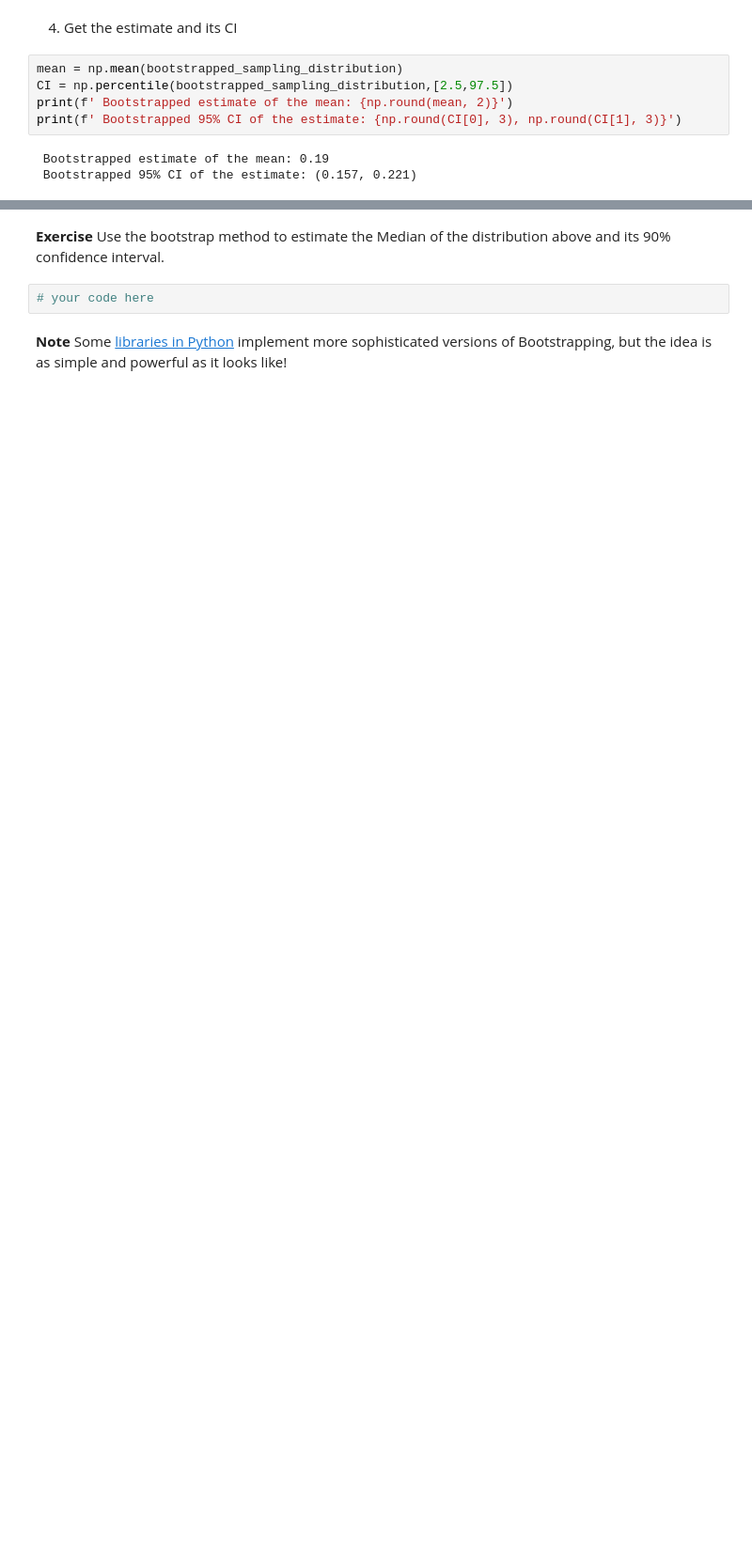
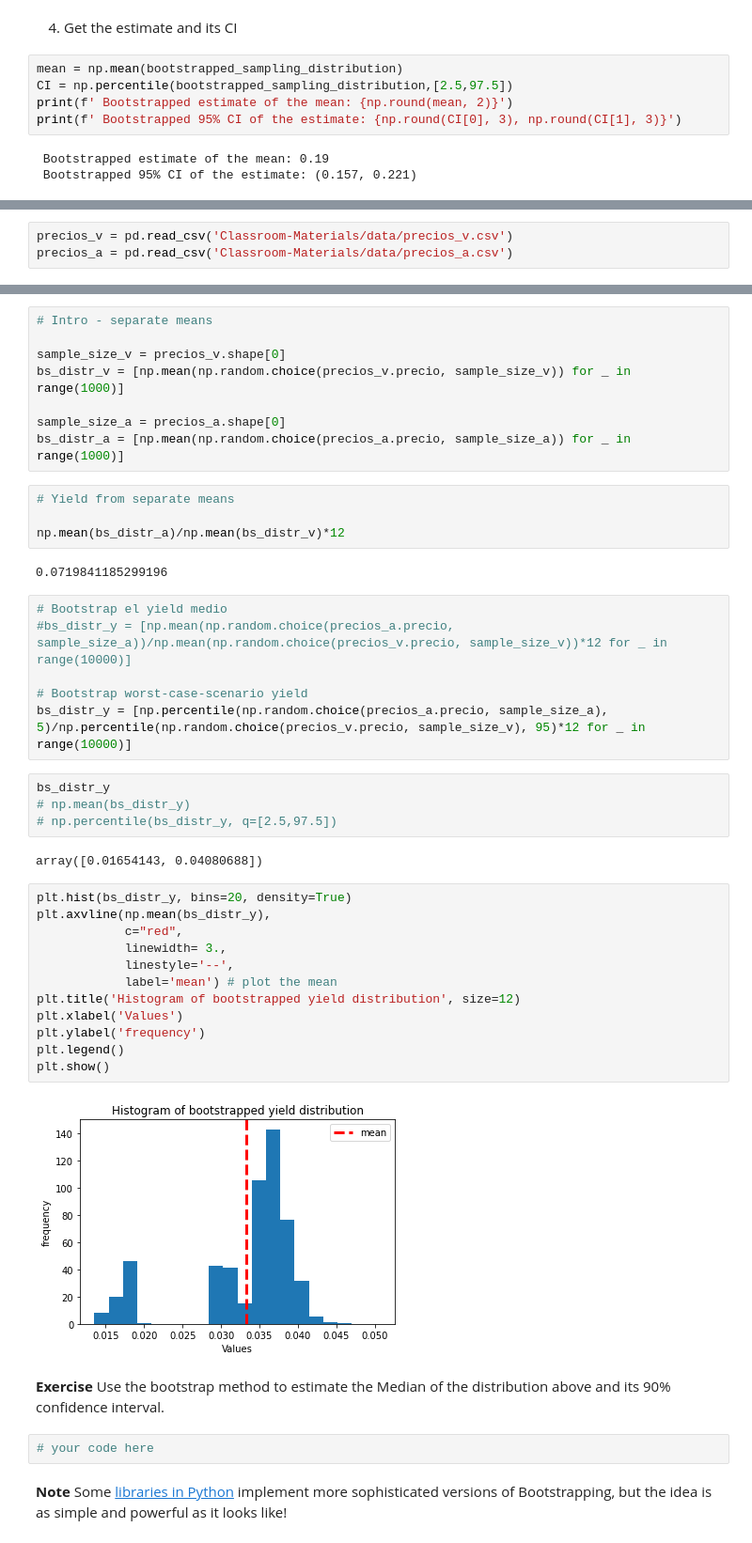
Before and after one commit to Ironhack-Data-Madrid-Febrero-2021/Classroom-Materials, a Jupyter notebook: module-2/9-inference-hypothesis-testing.ipynb, the cells around one changed output, grey strips where cells are left out. Shown at 94% size. Cells and saved outputs as stored; diff of their text form; blank space fills up the shorter version.

Commit message:
Add rental yield estimation with bootstrap example

```diff
--- a/module-2/9-inference-hypothesis-testing.ipynb
+++ b/module-2/9-inference-hypothesis-testing.ipynb
@@ -351,0 +425,3 @@ print(f' Bootstrapped 95% CI of the estimate: {np.round(CI[0], 3), np.round(CI[1
+# %%
+precios_v = pd.read_csv('Classroom-Materials/data/precios_v.csv')
+precios_a = pd.read_csv('Classroom-Materials/data/precios_a.csv')
@@ -352,3 +443,43 @@ print(f' Bootstrapped 95% CI of the estimate: {np.round(CI[0], 3), np.round(CI[1
+# %%
+# Intro - separate means
+
+sample_size_v = precios_v.shape[0]
+bs_distr_v = [np.mean(np.random.choice(precios_v.precio, sample_size_v)) for _ in range(1000)]
+
+sample_size_a = precios_a.shape[0]
+bs_distr_a = [np.mean(np.random.choice(precios_a.precio, sample_size_a)) for _ in range(1000)]
+# %%
+# Yield from separate means
+
+np.mean(bs_distr_a)/np.mean(bs_distr_v)*12
+# %% [output]
+0.0719841185299196
+# %%
+# Bootstrap el yield medio
+#bs_distr_y = [np.mean(np.random.choice(precios_a.precio, sample_size_a))/np.mean(np.random.choice(precios_v.precio, sample_size_v))*12 for _ in range(10000)]
+
+# Bootstrap worst-case-scenario yield
+bs_distr_y = [np.percentile(np.random.choice(precios_a.precio, sample_size_a), 5)/np.percentile(np.random.choice(precios_v.precio, sample_size_v), 95)*12 for _ in range(10000)]
+# %%
+bs_distr_y
+# np.mean(bs_distr_y)
+# np.percentile(bs_distr_y, q=[2.5,97.5])
+# %% [output]
+array([0.01654143, 0.04080688])
+# %%
+plt.hist(bs_distr_y, bins=20, density=True)
+plt.axvline(np.mean(bs_distr_y),
+            c="red",
+            linewidth= 3.,
+            linestyle='--',
+            label='mean') # plot the mean
+plt.title('Histogram of bootstrapped yield distribution', size=12)
+plt.xlabel('Values')
+plt.ylabel('frequency')
+plt.legend()
+plt.show()
+# %% [output]
+[figure, added]
 # %% [markdown]
 **Exercise**
 Use the bootstrap method to estimate the Median of the distribution above and its 90% confidence interval.
```
Also changed, not shown: parts of 14 cells of this notebook.
